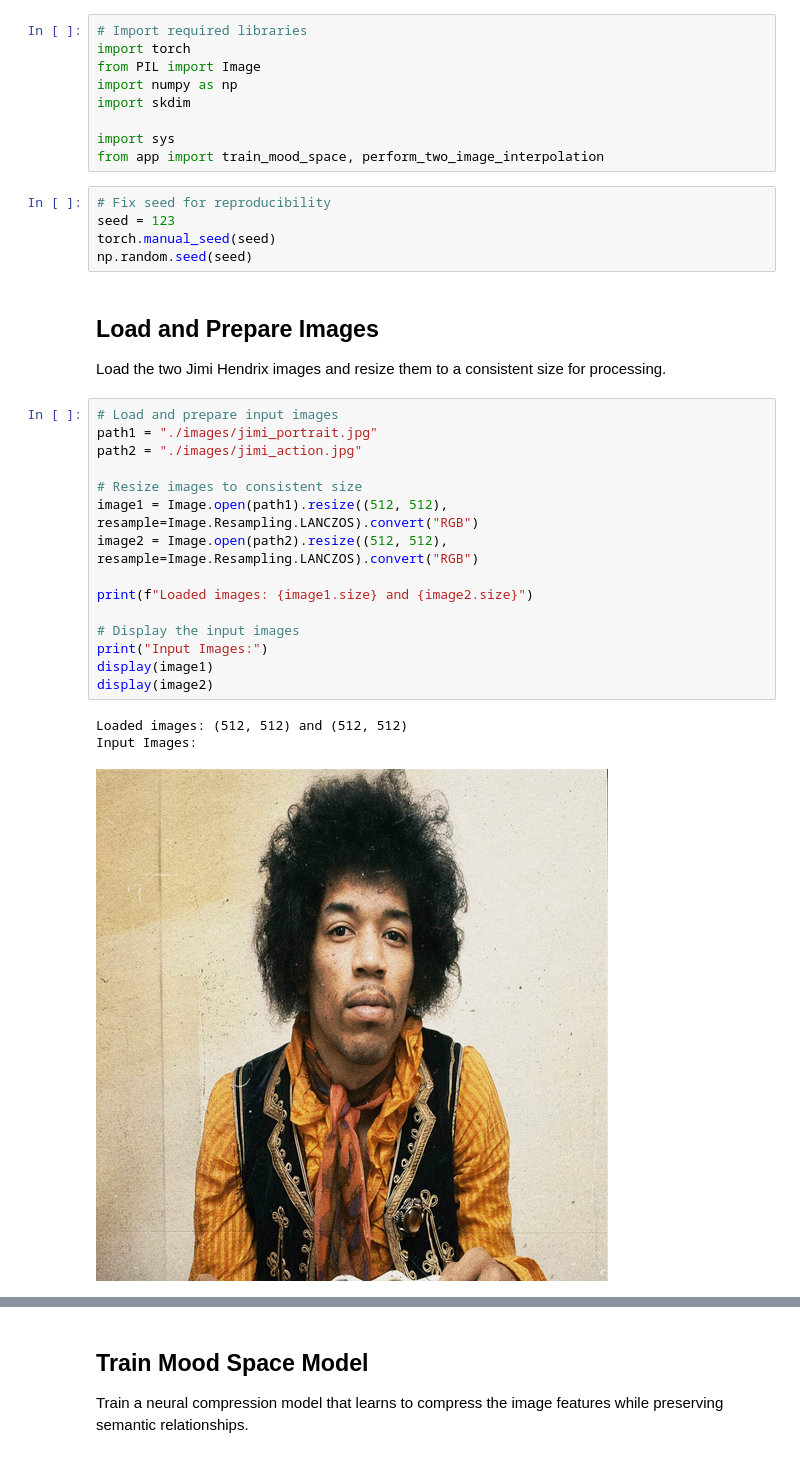
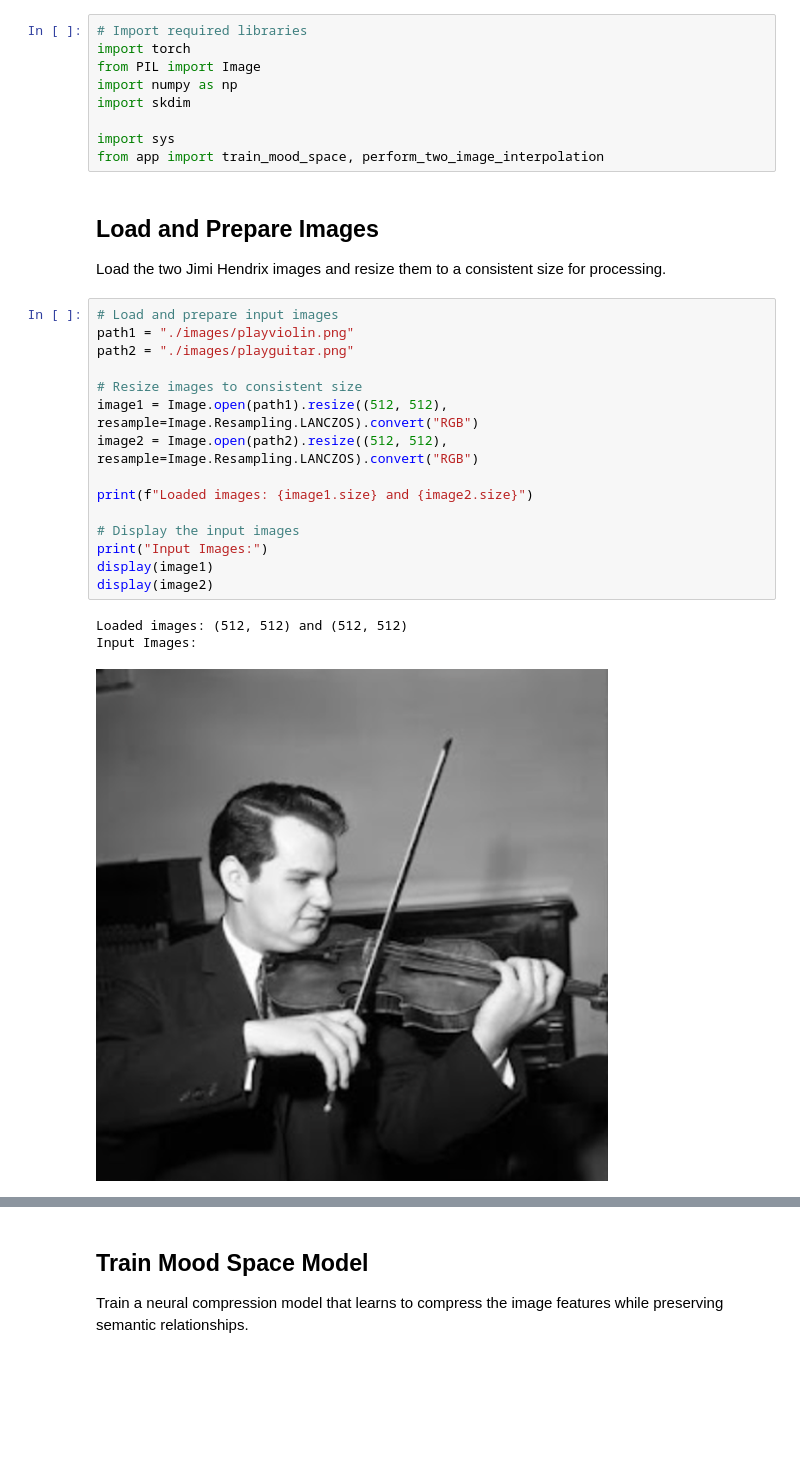
Before and after one commit to ashleymyan/mood, a Jupyter notebook: _demo_interpolate.ipynb, the cells around one changed output, grey strips where cells are left out. Cells and saved outputs as stored; diff of their text form; blank space fills up the shorter version.

```diff
--- a/_demo_interpolate.ipynb
+++ b/_demo_interpolate.ipynb
@@ -16,31 +16,26 @@ import skdim
 
 import sys
 from app import train_mood_space, perform_two_image_interpolation
-# %%
-# Fix seed for reproducibility
-seed = 123
-torch.manual_seed(seed)
-np.random.seed(seed)
 # %% [markdown]
 ## Load and Prepare Images
 
 Load the two Jimi Hendrix images and resize them to a consistent size for processing.
 # %%
 # Load and prepare input images
-path1 = "./images/jimi_portrait.jpg"
-path2 = "./images/jimi_action.jpg"
+path1 = "./images/playviolin.png"
+path2 = "./images/playguitar.png"
 
 # Resize images to consistent size
 image1 = Image.open(path1).resize((512, 512), resample=Image.Resampling.LANCZOS).convert("RGB")
 image2 = Image.open(path2).resize((512, 512), resample=Image.Resampling.LANCZOS).convert("RGB")
 
 print(f"Loaded images: {image1.size} and {image2.size}")
 
 # Display the input images
 print("Input Images:")
 display(image1)
 display(image2)
 # %% [output]
 Loaded images: (512, 512) and (512, 512)
 Input Images:
-[figure, old version]
+[figure, new version]
```
Also changed, not shown: parts of 4 cells of this notebook, 21 other files.
